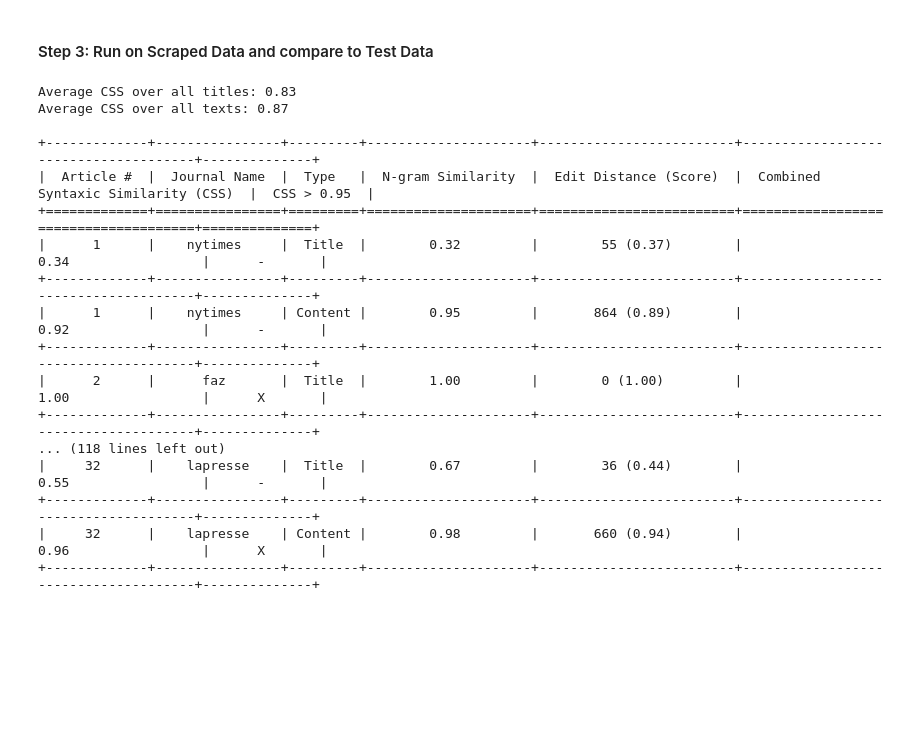
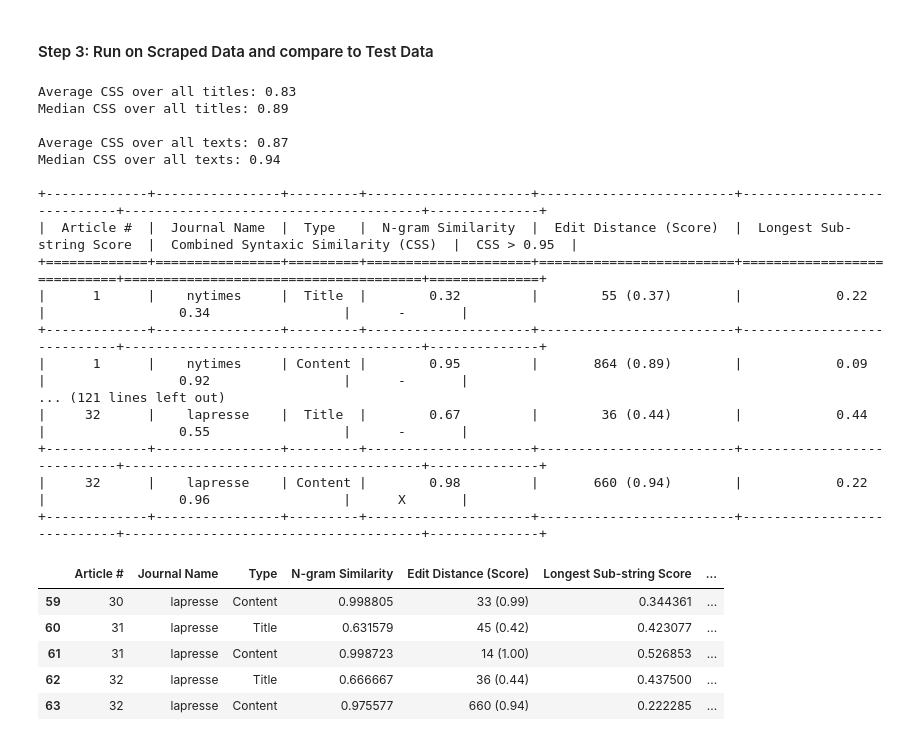
Before and after one commit to MiloFournier/similarity, a Jupyter notebook: Similarity.ipynb, the cells around one changed output. Saved outputs shown, nothing was run; the diff lists cells and outputs as text; code cells hidden in the pictures; blank space fills up the shorter version.

```diff
--- a/Similarity.ipynb
+++ b/Similarity.ipynb
@@ -106,18 +134,19 @@ def get_journal_name(url):
 # %%
 from tabulate import tabulate
 
+headers = [
+    'Article #',
+    'Journal Name',
+    'Type',
+    'N-gram Similarity',
+    'Edit Distance (Score)',
+    #'Cosine Similarity',
+    'Longest Sub-string Score',
+    'Combined Syntaxic Similarity (CSS)',
+    f'CSS > {threshold}',
+]
+
 def print_similarity_results(table):
-
-    headers = [
-        'Article #',
-        'Journal Name',
-        'Type',
-        'N-gram Similarity',
-        'Edit Distance (Score)',
-        #'Cosine Similarity',
-        'Combined Syntaxic Similarity (CSS)',
-        f'CSS > {threshold}',
-    ]
 
     print(
         tabulate(
@@ -125,7 +154,7 @@ def print_similarity_results(table):
             headers=headers,
             tablefmt='grid',
             floatfmt=f'.{precision}f',
-            colalign=('center','center', 'center', 'center', 'center', 'center', 'center')
+            colalign=('center','center', 'center', 'center', 'center', 'center', 'center', 'center')
         )
     )
 # %% [markdown]
@@ -143,7 +172,7 @@ merged_df = scraped_df.merge(test_set_df, on=['url'], suffixes=['_scraped', '_te
 all_titles = merged_df['title_scraped'].replace(np.nan, "").replace('\n', ' ', regex=True)
 all_texts = merged_df['content'].replace('\n', ' ', regex=True)
 # %%
-from statistics import mean
+from statistics import mean, median
 
 journals = merged_df['url'].apply(get_journal_name).tolist()
 
@@ -164,23 +193,36 @@ for i in range(len(merged_df)):
     final_text_scores.append(compute_metrics_for_articles(table, i+1, journal, 'Content', content, all_texts[i], 1, 1))
 
 print(f"Average CSS over all titles: {mean(final_title_scores):.{precision}f}")
-print(f"Average CSS over all texts: {mean(final_text_scores):.{precision}f}\n")
+print(f"Median CSS over all titles: {median(final_title_scores):.{precision}f}\n")
+print(f"Average CSS over all texts: {mean(final_text_scores):.{precision}f}")
+print(f"Median CSS over all texts: {median(final_text_scores):.{precision}f}\n")
 print_similarity_results(table)
 # %% [output]
 Average CSS over all titles: 0.83
+Median CSS over all titles: 0.89
+
 Average CSS over all texts: 0.87
+Median CSS over all texts: 0.94
 
-+-------------+----------------+---------+---------------------+-------------------------+--------------------------------------+--------------+
-|  Article #  |  Journal Name  |  Type   |  N-gram Similarity  |  Edit Distance (Score)  |  Combined Syntaxic Similarity (CSS)  |  CSS > 0.95  |
-+=============+================+=========+=====================+=========================+======================================+==============+
-|      1      |    nytimes     |  Title  |        0.32         |        55 (0.37)        |                 0.34                 |      -       |
-+-------------+----------------+---------+---------------------+-------------------------+--------------------------------------+--------------+
-|      1      |    nytimes     | Content |        0.95         |       864 (0.89)        |                 0.92                 |      -       |
-+-------------+----------------+---------+---------------------+-------------------------+--------------------------------------+--------------+
-|      2      |      faz       |  Title  |        1.00         |        0 (1.00)         |                 1.00                 |      X       |
-+-------------+----------------+---------+---------------------+-------------------------+--------------------------------------+--------------+
-... (118 lines left out)
-|     32      |    lapresse    |  Title  |        0.67         |        36 (0.44)        |                 0.55                 |      -       |
-+-------------+----------------+---------+---------------------+-------------------------+--------------------------------------+--------------+
-|     32      |    lapresse    | Content |        0.98         |       660 (0.94)        |                 0.96                 |      X       |
-+-------------+----------------+---------+---------------------+-------------------------+--------------------------------------+--------------+
++-------------+----------------+---------+---------------------+-------------------------+----------------------------+--------------------------------------+--------------+
+|  Article #  |  Journal Name  |  Type   |  N-gram Similarity  |  Edit Distance (Score)  |  Longest Sub-string Score  |  Combined Syntaxic Similarity (CSS)  |  CSS > 0.95  |
++=============+================+=========+=====================+=========================+============================+======================================+==============+
+|      1      |    nytimes     |  Title  |        0.32         |        55 (0.37)        |            0.22            |                 0.34                 |      -       |
++-------------+----------------+---------+---------------------+-------------------------+----------------------------+--------------------------------------+--------------+
+|      1      |    nytimes     | Content |        0.95         |       864 (0.89)        |            0.09            |                 0.92                 |      -       |
+... (121 lines left out)
+|     32      |    lapresse    |  Title  |        0.67         |        36 (0.44)        |            0.44            |                 0.55                 |      -       |
++-------------+----------------+---------+---------------------+-------------------------+----------------------------+--------------------------------------+--------------+
+|     32      |    lapresse    | Content |        0.98         |       660 (0.94)        |            0.22            |                 0.96                 |      X       |
++-------------+----------------+---------+---------------------+-------------------------+----------------------------+--------------------------------------+--------------+
+# %%
+r_df = pd.DataFrame(table)
+r_df.columns = headers
+r_df.tail(5)
+# %% [output]
+|  | Article # | Journal Name | Type | N-gram Similarity | Edit Distance (Score) | Longest Sub-string Score | ... |
+| 59 | 30 | lapresse | Content | 0.998805 | 33 (0.99) | 0.344361 | ... |
+| 60 | 31 | lapresse | Title | 0.631579 | 45 (0.42) | 0.423077 | ... |
+| 61 | 31 | lapresse | Content | 0.998723 | 14 (1.00) | 0.526853 | ... |
+| 62 | 32 | lapresse | Title | 0.666667 | 36 (0.44) | 0.437500 | ... |
+| 63 | 32 | lapresse | Content | 0.975577 | 660 (0.94) | 0.222285 | ... |
```
Also changed, not shown: parts of 5 cells of this notebook.
